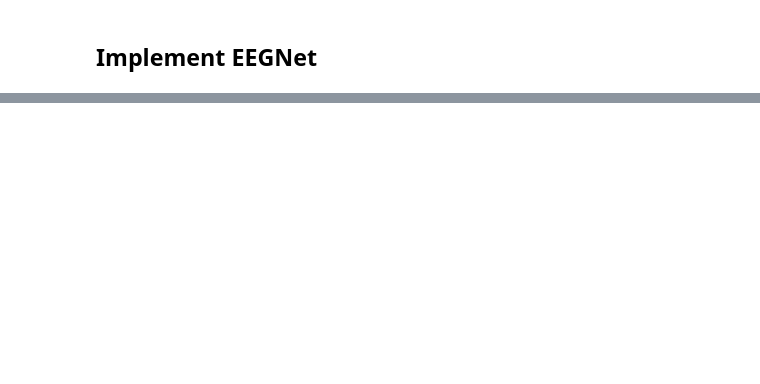
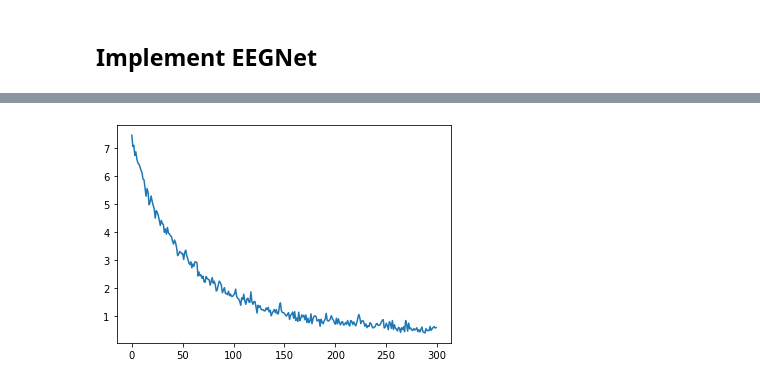
Before and after one commit to tl32rodan/Deep_Learning_Lab_2-EEGNet, a Jupyter notebook: Lab2.ipynb, the cells around one changed output, grey strips where cells are left out. Drawn from its saved outputs; the diff is of its cells as text; code cells hidden in the pictures; blank space fills up the shorter version.

Commit message:
Finish training EEGNet!

```diff
--- a/Lab2.ipynb
+++ b/Lab2.ipynb
@@ -17,11 +24,2 @@ train_data, train_label, test_data, test_label = read_bci_data()
 # %% [markdown]
 ## Implement EEGNet
-# %%
-class EEGNet(nn.Module):
-    def __init__(self, in_channel = 2):
-        super(EEGNet, self).__init__()
-        layers = OrderedDict()
-        layers['conv1'] = nn.Conv2d(in_channel,1,16)
-
-    def forward(self):
-        pass
@@ -27,0 +79,2 @@ class EEGNet(nn.Module):
+# %%
+net = EEGNet().to(device)
@@ -27,0 +101,5 @@ class EEGNet(nn.Module):
+# %%
+import torch.optim as optim
+
+criterion = nn.CrossEntropyLoss()
+optimizer = optim.Adam(net.parameters(),lr=0.001)
@@ -27,0 +170,10 @@ class EEGNet(nn.Module):
+# %%
+import matplotlib.pyplot as plt
+
+def drow_figure(x):
+    plt.plot(range(len(x)), x)
+    plt.show()
+# %%
+drow_figure(loss_list)
+# %% [output]
+[figure, added]
```
Also changed, not shown: parts of 8 cells of this notebook.
